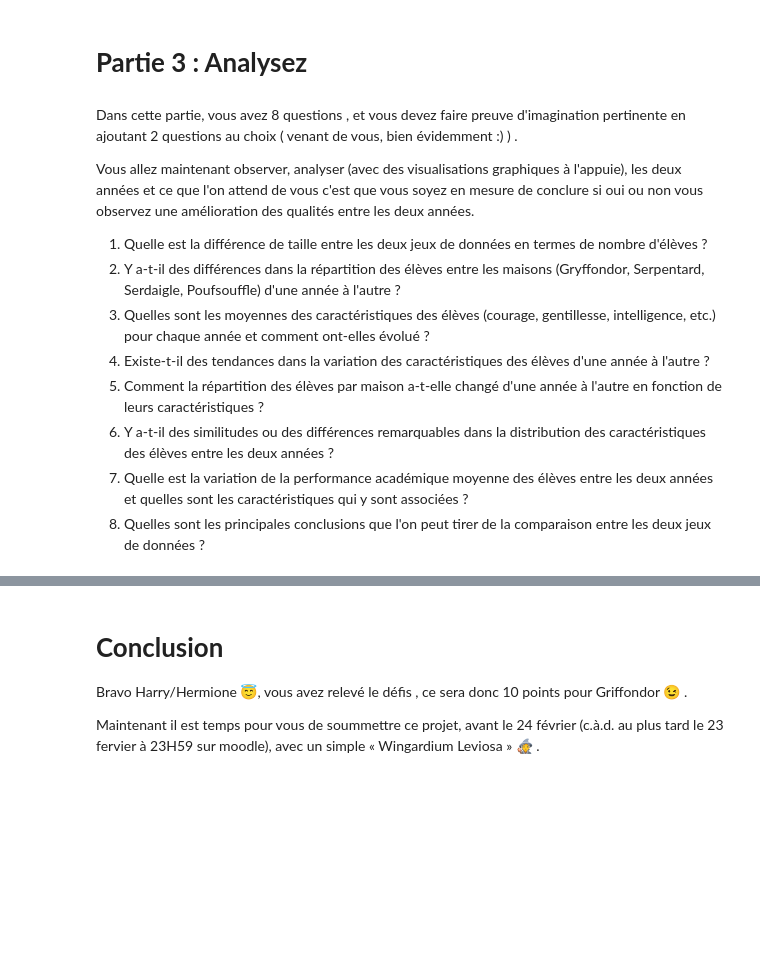
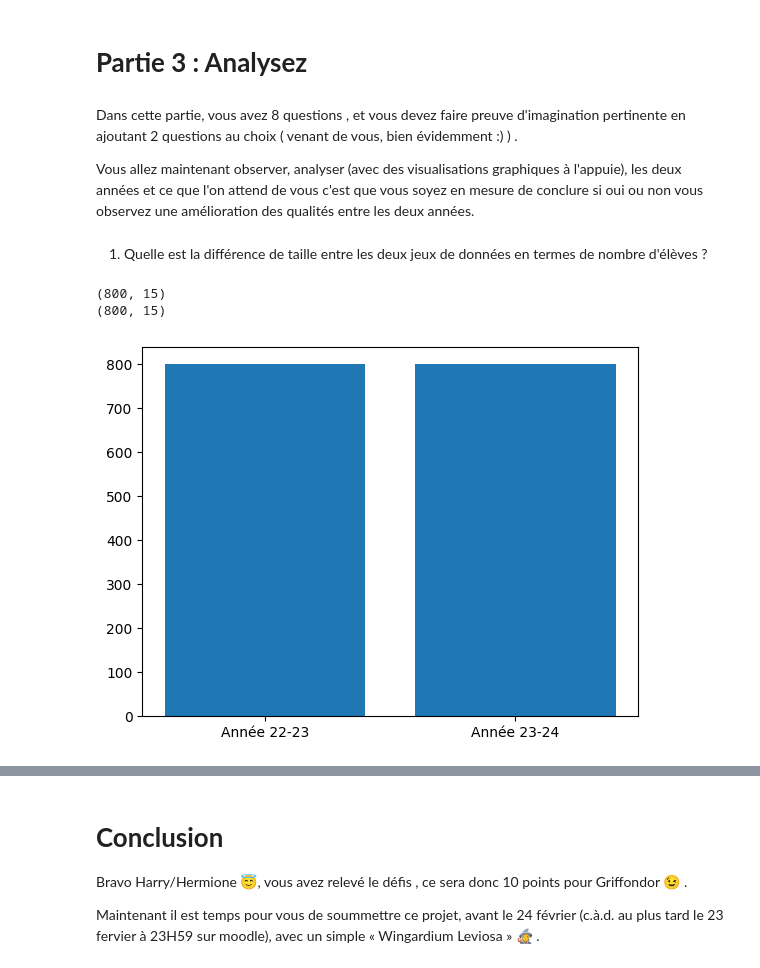
Before and after one commit to Yann-Fournier/Manipulation-de-donn-es-Python-B2, a Jupyter notebook: Mulapi/Hogwarts.ipynb, the cells around one changed output, grey strips where cells are left out. Cells and saved outputs as stored; diff of their text form; code cells hidden in the pictures; blank space fills up the shorter version.

```diff
--- a/Mulapi/Hogwarts.ipynb
+++ b/Mulapi/Hogwarts.ipynb
@@ -422,13 +437,15 @@ Identifier les élèves qui se démarquent en calculant les écarts par rapport
 Dans cette partie, vous avez 8 questions , et vous devez faire preuve d'imagination pertinente en ajoutant 2 questions au choix ( venant de vous, bien évidemment :) ) .
 
 Vous allez maintenant observer, analyser (avec des visualisations graphiques à l'appuie), les deux années et ce que l'on attend de vous c'est que vous soyez en mesure de conclure si oui ou non vous observez une amélioration des qualités entre les deux années.
-
-
-1.   Quelle est la différence de taille entre les deux jeux de données en termes de nombre d'élèves ?
-2.  Y a-t-il des différences dans la répartition des élèves entre les maisons (Gryffondor, Serpentard, Serdaigle, Poufsouffle) d'une année à l'autre ?
-3.  Quelles sont les moyennes des caractéristiques des élèves (courage, gentillesse, intelligence, etc.) pour chaque année et comment ont-elles évolué ?
-4.  Existe-t-il des tendances dans la variation des caractéristiques des élèves d'une année à l'autre ?
-5.  Comment la répartition des élèves par maison a-t-elle changé d'une année à l'autre en fonction de leurs caractéristiques ?
-6.  Y a-t-il des similitudes ou des différences remarquables dans la distribution des caractéristiques des élèves entre les deux années ?
-7.  Quelle est la variation de la performance académique moyenne des élèves entre les deux années et quelles sont les caractéristiques qui y sont associées ?
-8. Quelles sont les principales conclusions que l'on peut tirer de la comparaison entre les deux jeux de données ?
+# %% [markdown]
+1.   Quelle est la différence de taille entre les deux jeux de données en termes de nombre d'élèves ?
+# %%
+print(Année_22_23.shape)
+print(Année_23_24.shape)
+
+plt.bar(height=[Année_22_23.shape[0], Année_23_24.shape[0]], x=['Année 22-23', 'Année 23-24'])
+plt.show()
+# %% [output]
+(800, 15)
+(800, 15)
+[figure, added]
```
Also changed, not shown: parts of 21 cells of this notebook.
